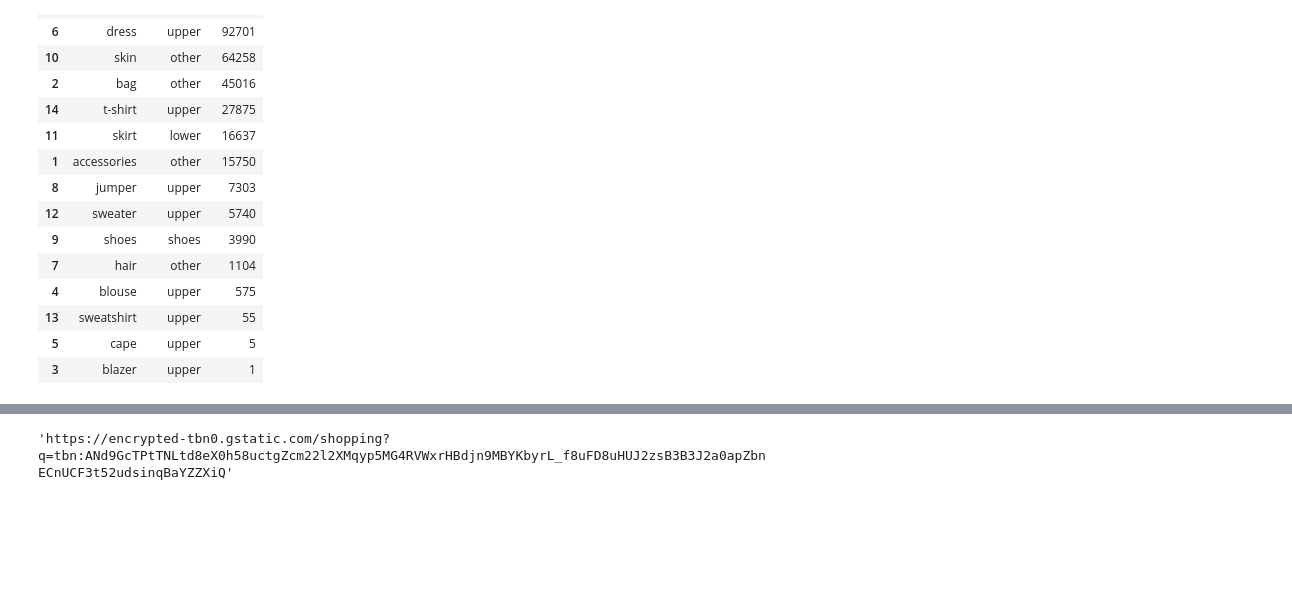
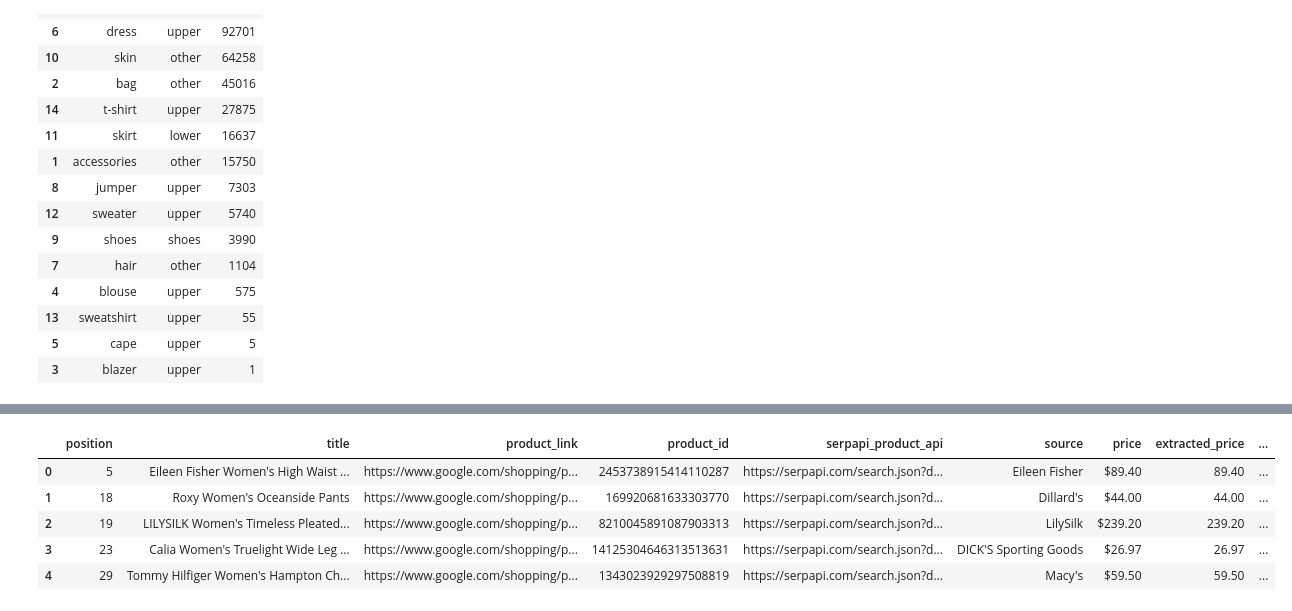
Before and after one commit to jaidevkler/Project-Clothing-Recommendation, a Jupyter notebook: model_application.ipynb, the cells around one changed output, grey strips where cells are left out. Cells and saved outputs as stored; diff of their text form; code cells hidden in the pictures; blank space fills up the shorter version.

```diff
--- a/model_application.ipynb
+++ b/model_application.ipynb
@@ -300,0 +274,10 @@ item
+# %%
+texts=[]
+for category in bounding_categories:
+      # Create image path
+      image_path = f"Output/images/{category}.png"
+      # Rund the iamge to text function with OpenAI
+      texts.append(image_to_text(image_path, category))
+# %%
+for text in texts:
+    print(text)
@@ -320,5 +307,3 @@ def get_recommendations(item):
     #recommendations_df.to_csv('search_results/search_results.csv')
 
     return recommendations
-# %%
-recommendation = get_recommendations(item)
@@ -344,4 +310,16 @@ recommendation[(recommendation['rating'] > 4) & (recommendation['reviews'] > 10)
-# %%
-recommendation['thumbnail'][0]
-# %% [output]
-'https://encrypted-tbn0.gstatic.com/shopping?q=tbn:ANd9GcTPtTNLtd8eX0h58uctgZcm22l2XMqyp5MG4RVWxrHBdjn9MBYKbyrL_f8uFD8uHUJ2zsB3B3J2a0apZbnECnUCF3t52udsinqBaYZZXiQ'
+# %%
+recommendations =[]
+for text in texts:
+       recommendation = get_recommendations(text)
+       recommendation = recommendation[(recommendation['rating'] > 4) & (recommendation['reviews'] > 10)].reset_index(drop=True)
+       # Append to list
+       recommendations.append(recommendation)
+# %%
+recommendations[1].head()
+# %% [output]
+|  | position | title | product_link | product_id | serpapi_product_api | source | price | extracted_price | ... |
+| 0 | 5 | Eileen Fisher Women's High Waist ... | https://www.google.com/shopping/p... | 2453738915414110287 | https://serpapi.com/search.json?d... | Eileen Fisher | $89.40 | 89.40 | ... |
+| 1 | 18 | Roxy Women's Oceanside Pants | https://www.google.com/shopping/p... | 169920681633303770 | https://serpapi.com/search.json?d... | Dillard's | $44.00 | 44.00 | ... |
+| 2 | 19 | LILYSILK Women's Timeless Pleated... | https://www.google.com/shopping/p... | 8210045891087903313 | https://serpapi.com/search.json?d... | LilySilk | $239.20 | 239.20 | ... |
+| 3 | 23 | Calia Women's Truelight Wide Leg ... | https://www.google.com/shopping/p... | 14125304646313513631 | https://serpapi.com/search.json?d... | DICK'S Sporting Goods | $26.97 | 26.97 | ... |
+| 4 | 29 | Tommy Hilfiger Women's Hampton Ch... | https://www.google.com/shopping/p... | 1343023929297508819 | https://serpapi.com/search.json?d... | Macy's | $59.50 | 59.50 | ... |
```
Also changed, not shown: parts of 10 cells of this notebook, 12 other files.
